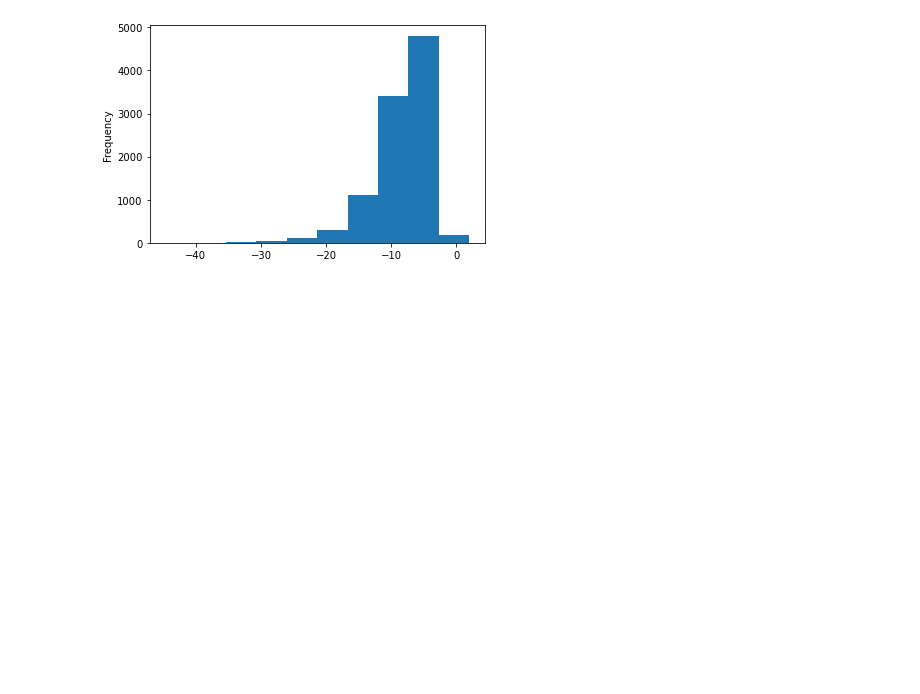
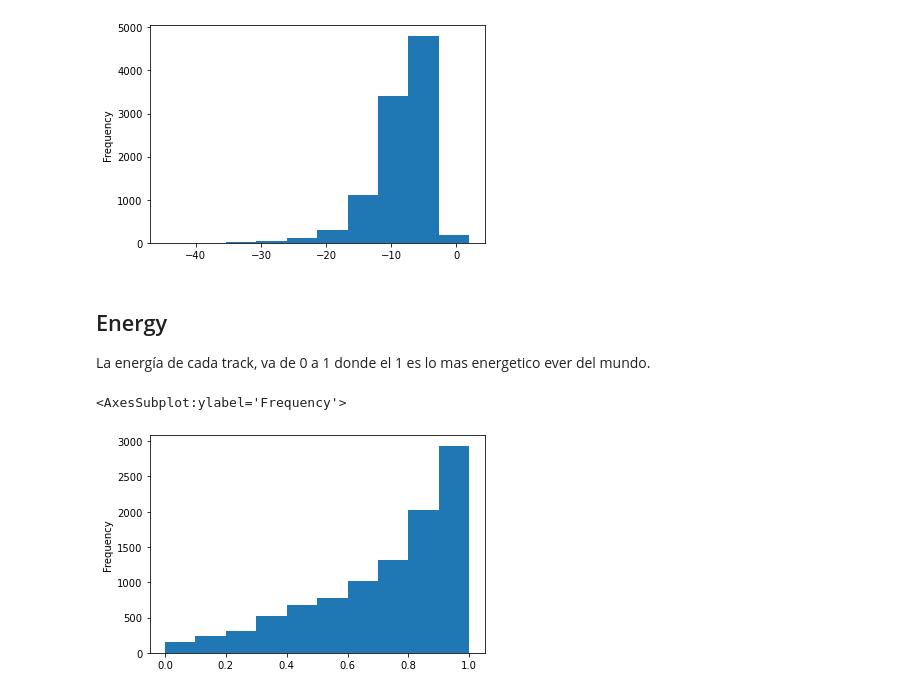
Before and after one commit to psyrax/recolib, a Jupyter notebook: analysis/1 - features.ipynb, the cells around one changed output. Cells and saved outputs as stored; diff of their text form; code cells hidden in the pictures; blank space fills up the shorter version.

```diff
--- a/analysis/1 - features.ipynb
+++ b/analysis/1 - features.ipynb
@@ -16,3 +37,11 @@ featuresDF['spotify_features.loudness'].plot.hist()
 # %% [output]
 <AxesSubplot:ylabel='Frequency'>
 [figure]
+# %% [markdown]
+## Energy
+La energía de cada track, va de 0 a 1 donde el 1 es lo mas energetico ever del mundo.
+# %%
+featuresDF['spotify_features.energy'].plot.hist()
+# %% [output]
+<AxesSubplot:ylabel='Frequency'>
+[figure, added]
```
Also changed, not shown: parts of 3 cells of this notebook.
